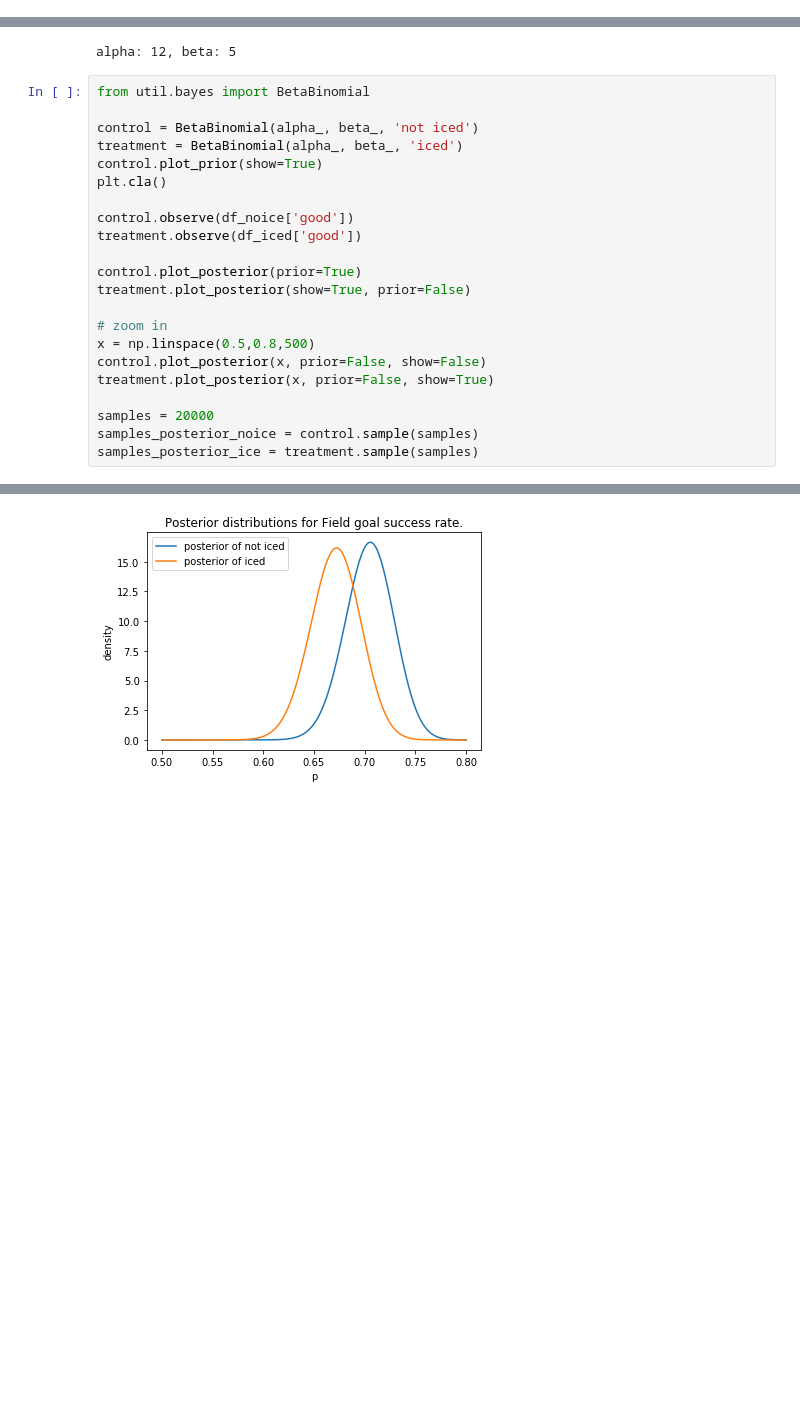
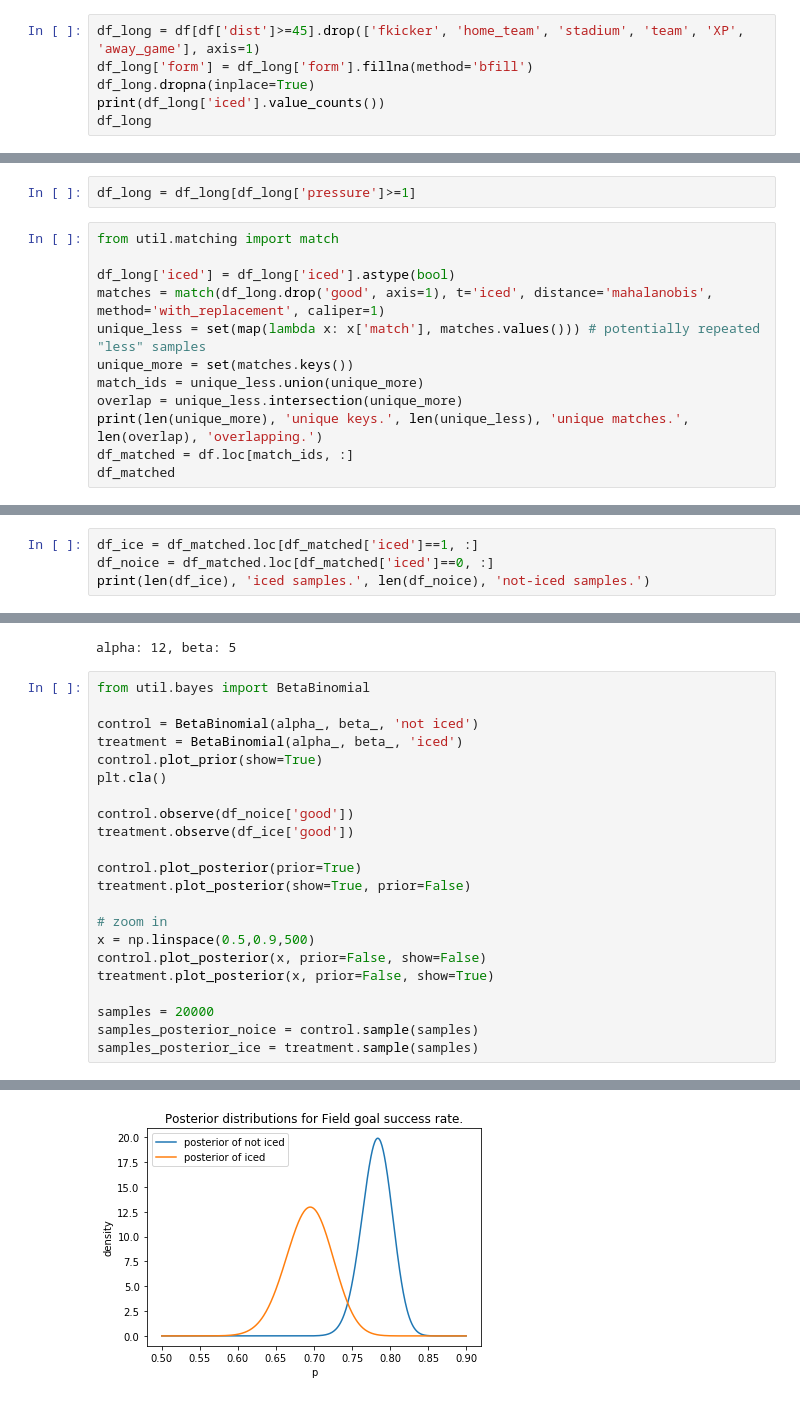
Before and after one commit to lewisbails/nfl-project, a Jupyter notebook: notebooks/icing.ipynb, the cells around one changed output, grey strips where cells are left out. Saved outputs shown, nothing was run; the diff lists cells and outputs as text; blank space fills up the shorter version.

Commit message:
fix which is key in match when more treatment/control. fix icing nb.

```diff
--- a/notebooks/icing.ipynb
+++ b/notebooks/icing.ipynb
@@ -172,0 +73,6 @@ df_iced
+# %%
+df_long = df[df['dist']>=45].drop(['fkicker', 'home_team', 'stadium', 'team', 'XP', 'away_game'], axis=1)
+df_long['form'] = df_long['form'].fillna(method='bfill')
+df_long.dropna(inplace=True)
+print(df_long['iced'].value_counts())
+df_long
@@ -172,0 +97,14 @@ df_iced
+# %%
+df_long = df_long[df_long['pressure']>=1]
+# %%
+from util.matching import match
+
+df_long['iced'] = df_long['iced'].astype(bool)
+matches = match(df_long.drop('good', axis=1), t='iced', distance='mahalanobis', method='with_replacement', caliper=1)
+unique_less = set(map(lambda x: x['match'], matches.values())) # potentially repeated "less" samples
+unique_more = set(matches.keys())
+match_ids = unique_less.union(unique_more)
+overlap = unique_less.intersection(unique_more)
+print(len(unique_more), 'unique keys.', len(unique_less), 'unique matches.', len(overlap), 'overlapping.')
+df_matched = df.loc[match_ids, :]
+df_matched
@@ -172,0 +127,4 @@ df_iced
+# %%
+df_ice = df_matched.loc[df_matched['iced']==1, :]
+df_noice = df_matched.loc[df_matched['iced']==0, :]
+print(len(df_ice), 'iced samples.', len(df_noice), 'not-iced samples.')
@@ -191,13 +151,13 @@ control.plot_prior(show=True)
 plt.cla()
 
 control.observe(df_noice['good'])
-treatment.observe(df_iced['good'])
+treatment.observe(df_ice['good'])
 
 control.plot_posterior(prior=True)
 treatment.plot_posterior(show=True, prior=False)
 
 # zoom in
-x = np.linspace(0.5,0.8,500)
+x = np.linspace(0.5,0.9,500)
 control.plot_posterior(x, prior=False, show=False)
 treatment.plot_posterior(x, prior=False, show=True)
 
@@ -210,4 +170,4 @@ samples_posterior_ice = treatment.sample(samples)
-[figure, old version]
+[figure, new version]
 # %%
 posterior_diff = samples_posterior_ice - samples_posterior_noice
 
```
Also changed, not shown: parts of 15 cells of this notebook, 2 other files.
